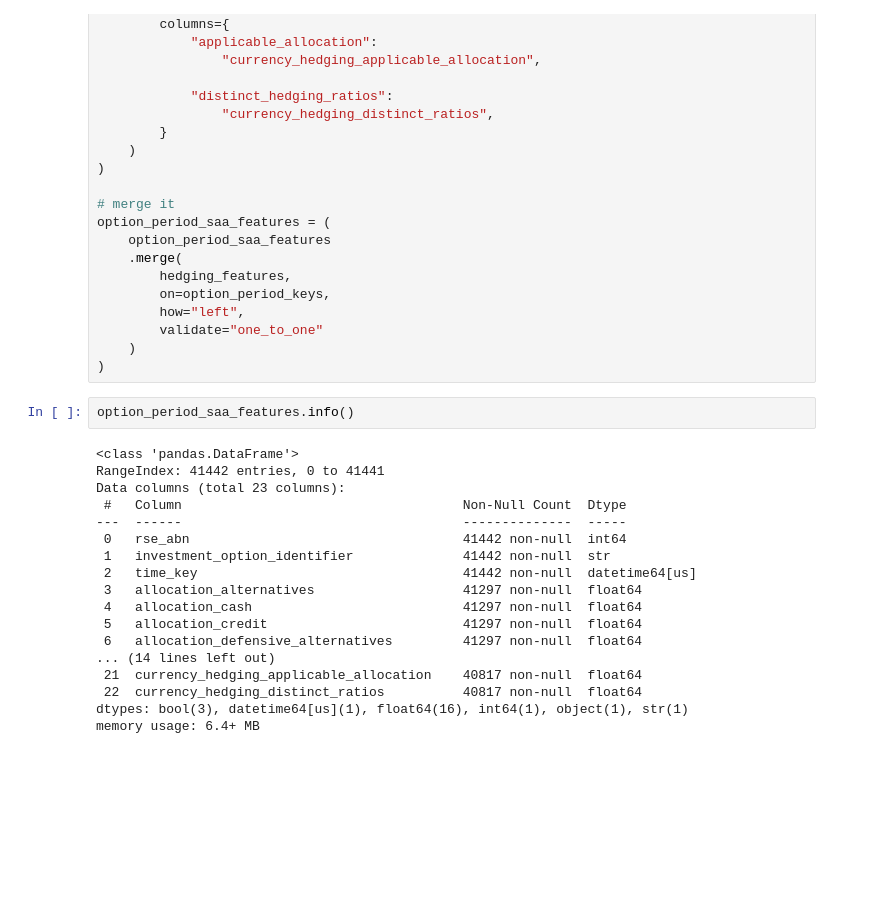
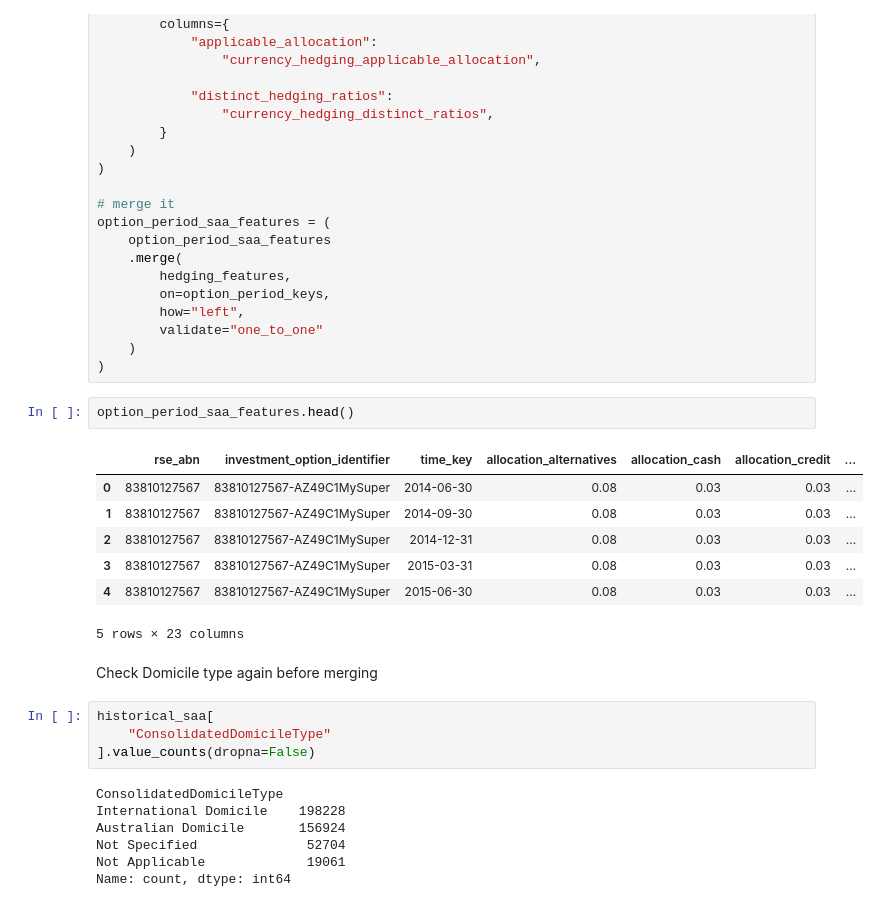
Before and after one commit to terra9/superannuation-performance-early-warning, a Jupyter notebook: notebooks/apra_data_audit.ipynb, the cells around one changed output. Drawn from its saved outputs; the diff is of its cells as text; blank space fills up the shorter version.

```diff
--- a/notebooks/apra_data_audit.ipynb
+++ b/notebooks/apra_data_audit.ipynb
@@ -5608,22 +5608,25 @@ option_period_saa_features = (
     )
 )
 # %%
-option_period_saa_features.info()
+option_period_saa_features.head()
 # %% [output]
+|  | rse_abn | investment_option_identifier | time_key | allocation_alternatives | allocation_cash | allocation_credit | ... |
+| 0 | 83810127567 | 83810127567-AZ49C1MySuper | 2014-06-30 | 0.08 | 0.03 | 0.03 | ... |
+| 1 | 83810127567 | 83810127567-AZ49C1MySuper | 2014-09-30 | 0.08 | 0.03 | 0.03 | ... |
+| 2 | 83810127567 | 83810127567-AZ49C1MySuper | 2014-12-31 | 0.08 | 0.03 | 0.03 | ... |
+| 3 | 83810127567 | 83810127567-AZ49C1MySuper | 2015-03-31 | 0.08 | 0.03 | 0.03 | ... |
+| 4 | 83810127567 | 83810127567-AZ49C1MySuper | 2015-06-30 | 0.08 | 0.03 | 0.03 | ... |
-<class 'pandas.DataFrame'>
-RangeIndex: 41442 entries, 0 to 41441
-Data columns (total 23 columns):
- #   Column                                    Non-Null Count  Dtype
----  ------                                    --------------  -----
- 0   rse_abn                                   41442 non-null  int64
- 1   investment_option_identifier              41442 non-null  str
- 2   time_key                                  41442 non-null  datetime64[us]
- 3   allocation_alternatives                   41297 non-null  float64
- 4   allocation_cash                           41297 non-null  float64
- 5   allocation_credit                         41297 non-null  float64
- 6   allocation_defensive_alternatives         41297 non-null  float64
-... (14 lines left out)
- 21  currency_hedging_applicable_allocation    40817 non-null  float64
- 22  currency_hedging_distinct_ratios          40817 non-null  float64
-dtypes: bool(3), datetime64[us](1), float64(16), int64(1), object(1), str(1)
-memory usage: 6.4+ MB
+5 rows × 23 columns
+# %% [markdown]
+Check Domicile type again before merging
+# %%
+historical_saa[
+    "ConsolidatedDomicileType"
+].value_counts(dropna=False)
+# %% [output]
+ConsolidatedDomicileType
+International Domicile    198228
+Australian Domicile       156924
+Not Specified              52704
+Not Applicable             19061
+Name: count, dtype: int64
```
Also changed, not shown: parts of 6 cells of this notebook.
